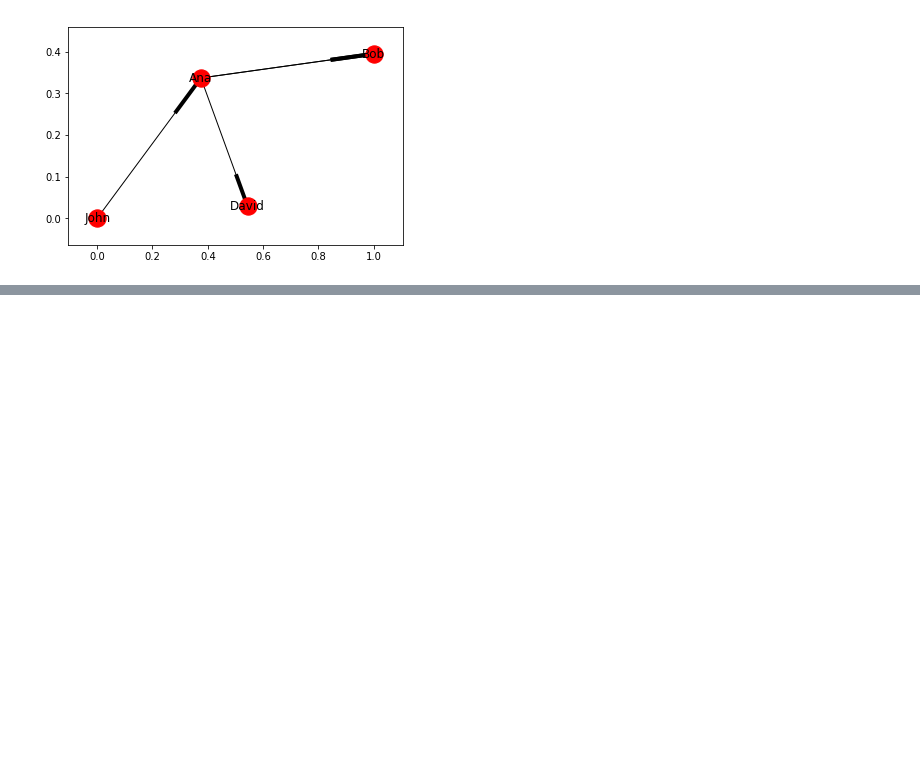
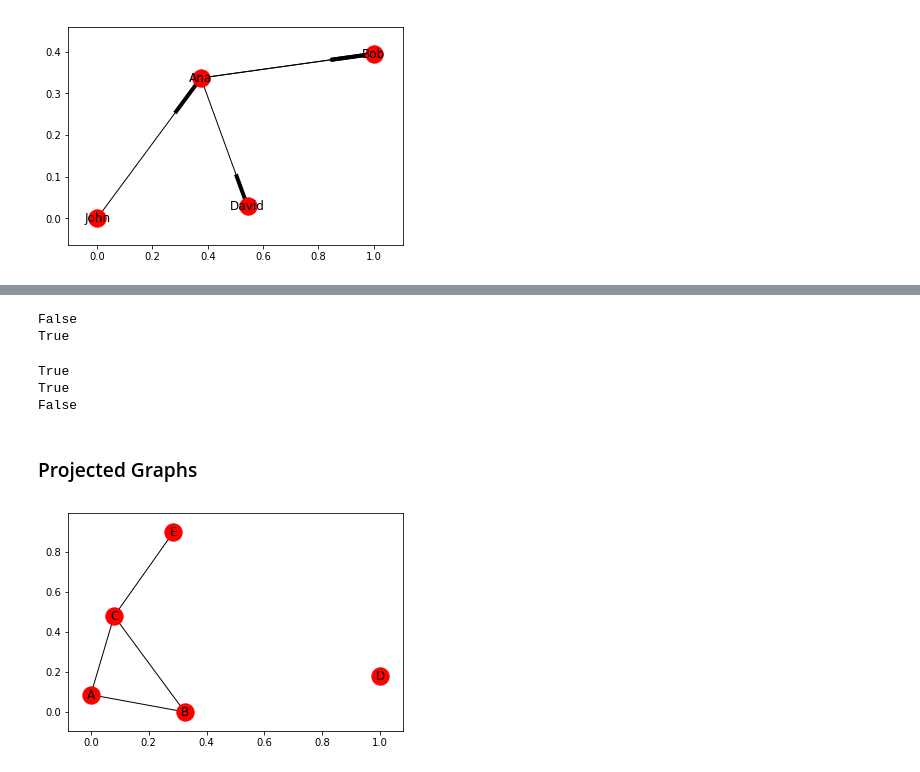
Before and after one commit to tukichen/Social-Network-Graph-Analysis-on-AWS, a Jupyter notebook: Loading Graphs in NetworkX.ipynb, the cells around one changed output, grey strips where cells are left out. Drawn from its saved outputs; the diff is of its cells as text; code cells hidden in the pictures; blank space fills up the shorter version.

```diff
--- a/Loading Graphs in NetworkX.ipynb
+++ b/Loading Graphs in NetworkX.ipynb
@@ -88,0 +116,29 @@ neighbors
+# %%
+B.add_edge('A','B')
+print(bipartite.is_bipartite(B))
+
+B.remove_edge('A','B')
+print(bipartite.is_bipartite(B))
+# %% [output]
+False
+True
+# %%
+X = set([1,2,3,4])
+print(bipartite.is_bipartite_node_set(B,X))
+X = set(['A','B','C','D','E'])
+print(bipartite.is_bipartite_node_set(B,X))
+X = set(['A','B','C','D',1])
+print(bipartite.is_bipartite_node_set(B,X))
+# %% [output]
+True
+True
+False
+# %% [markdown]
+### Projected Graphs
+# %%
+X = set(['A','B','C','D','E'])
+P = bipartite.projected_graph(B,X)
+# draw the network
+nx.draw_networkx(P)
+# %% [output]
+[figure, added]
```
Also changed, not shown: parts of 6 cells of this notebook.
